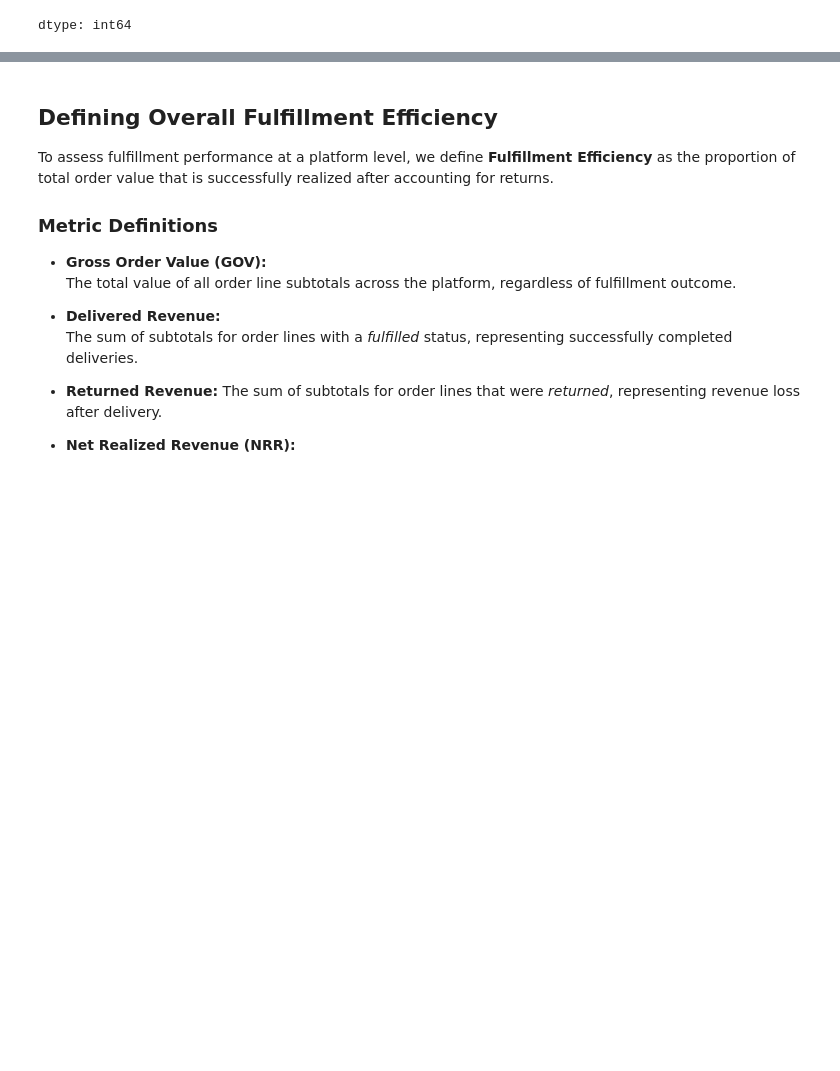
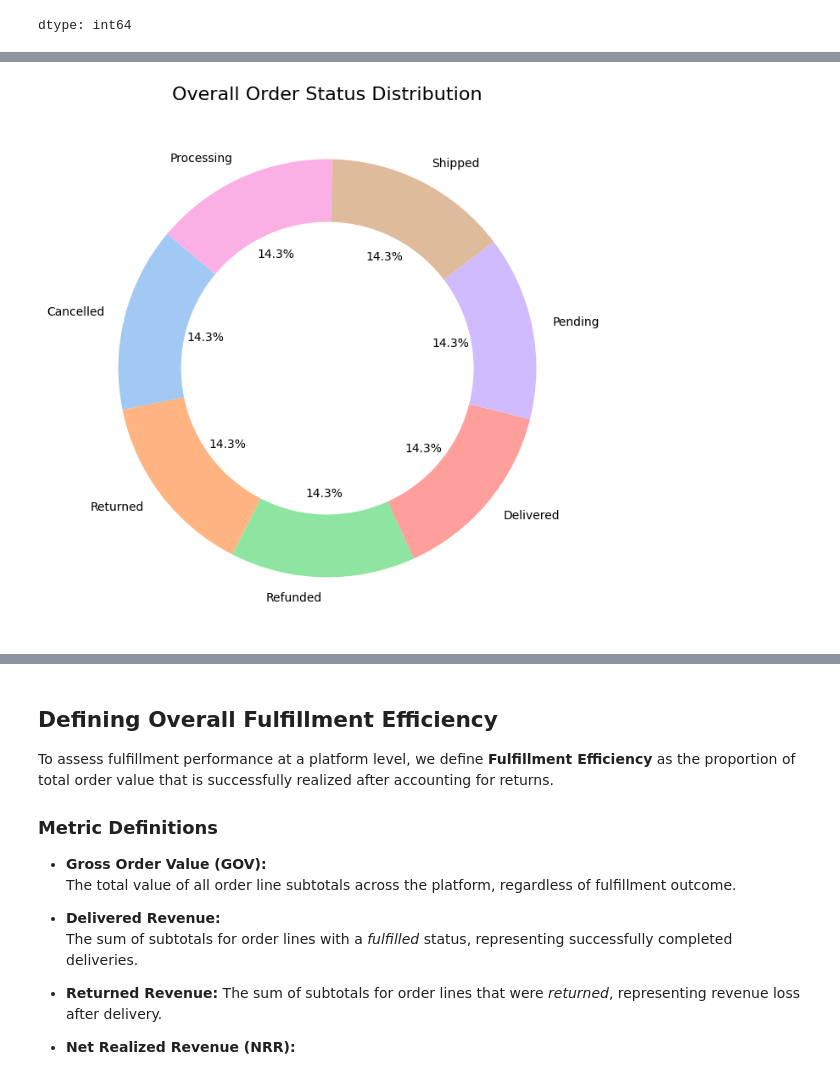
Before and after one commit to rishavvashisht823/Amazon, a Jupyter notebook: chapter_appendix-tools-for-deep-learning/jupyter.ipynb, the cells around one changed output, grey strips where cells are left out. Cells and saved outputs as stored; diff of their text form; code cells hidden in the pictures; blank space fills up the shorter version.

```diff
--- a/chapter_appendix-tools-for-deep-learning/jupyter.ipynb
+++ b/chapter_appendix-tools-for-deep-learning/jupyter.ipynb
@@ -180,0 +184,15 @@ dtype: int64
+# %%
+# Calculate counts
+status_counts = df_orders['status'].value_counts()
+
+# Create a Donut Chart
+plt.figure(figsize=(8, 8))
+plt.pie(status_counts, labels=status_counts.index, autopct='%1.1f%%', startangle=140, colors=sns.color_palette('pastel'))
+circle = plt.Circle((0,0), 0.70, fc='white')
+fig = plt.gcf()
+fig.gca().add_artist(circle)
+
+plt.title('Overall Order Status Distribution', fontsize=16)
+plt.show()
+# %% [output]
+[figure, added]
```
Also changed, not shown: parts of 23 cells of this notebook.
